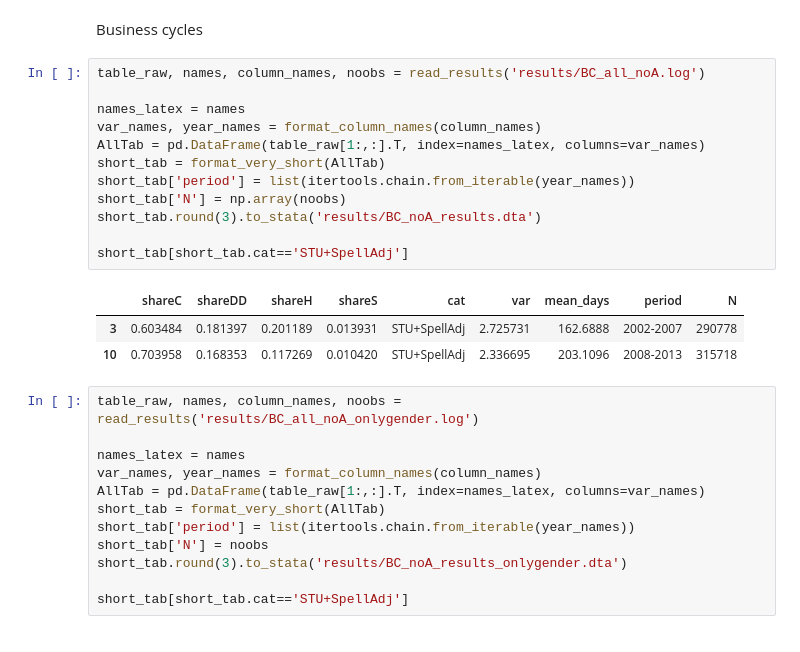
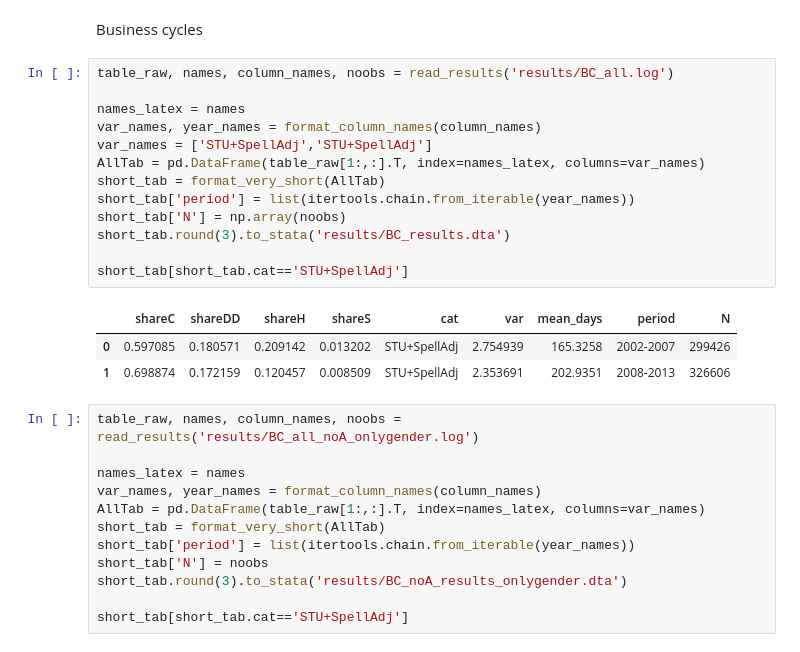
Before and after one commit to crisla/UVD_ABS_code, a Jupyter notebook: tables_and_plots.ipynb, the cells around one changed output. Saved outputs shown, nothing was run; the diff lists cells and outputs as text.

```diff
--- a/tables_and_plots.ipynb
+++ b/tables_and_plots.ipynb
@@ -559,21 +602,22 @@ short_tab.round(3).to_stata('results/all_results84.dta')
 # %% [markdown]
 Business cycles
 # %%
-table_raw, names, column_names, noobs = read_results('results/BC_all_noA.log')
+table_raw, names, column_names, noobs = read_results('results/BC_all.log')
 
 names_latex = names
 var_names, year_names = format_column_names(column_names)
+var_names = ['STU+SpellAdj','STU+SpellAdj']
 AllTab = pd.DataFrame(table_raw[1:,:].T, index=names_latex, columns=var_names)
 short_tab = format_very_short(AllTab)
 short_tab['period'] = list(itertools.chain.from_iterable(year_names))
 short_tab['N'] = np.array(noobs)
-short_tab.round(3).to_stata('results/BC_noA_results.dta')
+short_tab.round(3).to_stata('results/BC_results.dta')
 
 short_tab[short_tab.cat=='STU+SpellAdj']
 # %% [output]
 |  | shareC | shareDD | shareH | shareS | cat | var | mean_days | period | N |
-| 3 | 0.603484 | 0.181397 | 0.201189 | 0.013931 | STU+SpellAdj | 2.725731 | 162.6888 | 2002-2007 | 290778 |
-| 10 | 0.703958 | 0.168353 | 0.117269 | 0.010420 | STU+SpellAdj | 2.336695 | 203.1096 | 2008-2013 | 315718 |
+| 0 | 0.597085 | 0.180571 | 0.209142 | 0.013202 | STU+SpellAdj | 2.754939 | 165.3258 | 2002-2007 | 299426 |
+| 1 | 0.698874 | 0.172159 | 0.120457 | 0.008509 | STU+SpellAdj | 2.353691 | 202.9351 | 2008-2013 | 326606 |
 # %%
 table_raw, names, column_names, noobs = read_results('results/BC_all_noA_onlygender.log')
 
```
Also changed, not shown: parts of 8 cells of this notebook, 39 other files.
